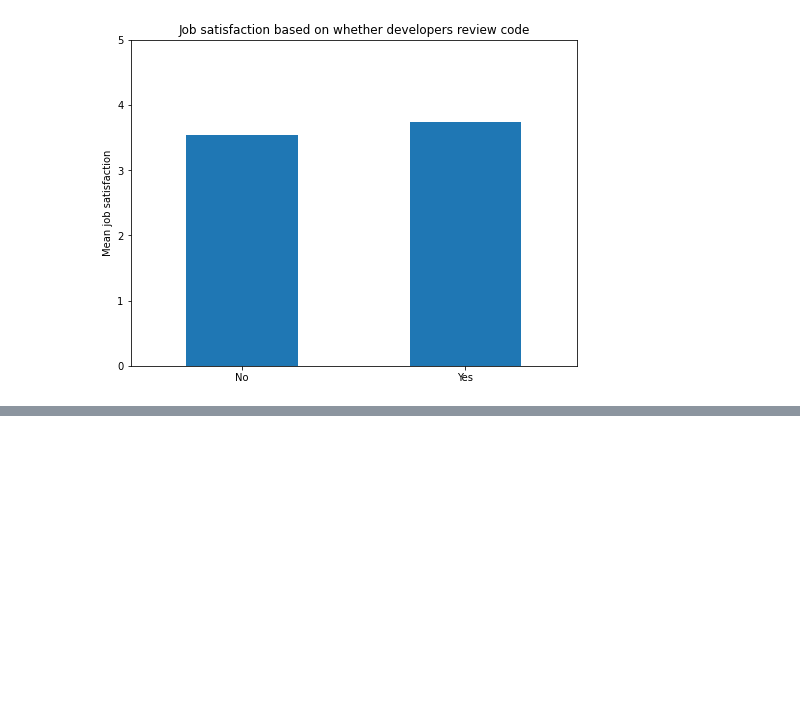
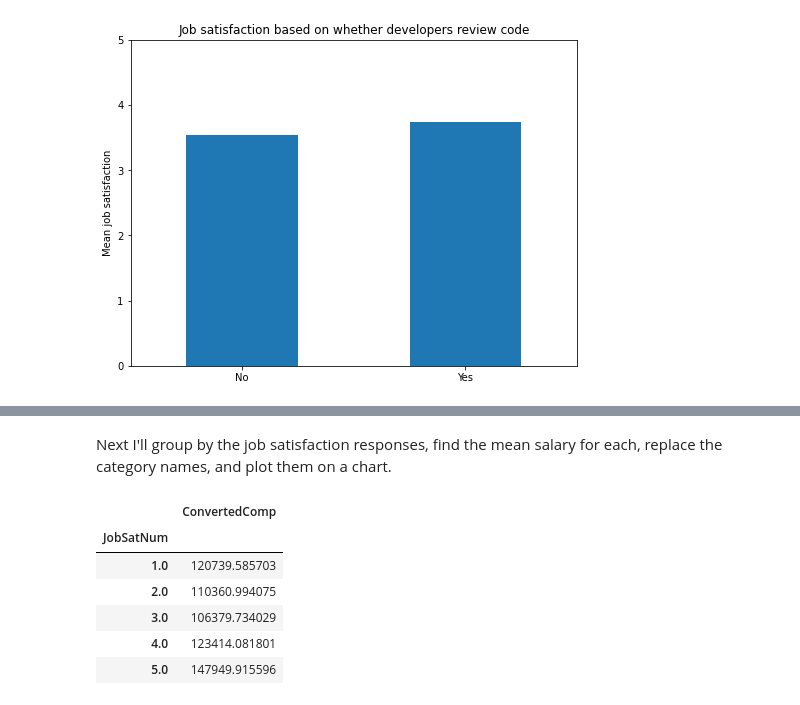
Before and after one commit to jamsidedown/data_science_blog_post_udacity, a Jupyter notebook: development_job_satisfaction.ipynb, the cells around one changed output, grey strips where cells are left out. Saved outputs shown, nothing was run; the diff lists cells and outputs as text; code cells hidden in the pictures; blank space fills up the shorter version.

```diff
--- a/development_job_satisfaction.ipynb
+++ b/development_job_satisfaction.ipynb
@@ -219,0 +239,13 @@ Text(0, 0.5, 'Mean job satisfaction')
+# %% [markdown]
+Next I'll group by the job satisfaction responses, find the mean salary for each, replace the category names, and plot them on a chart.
+# %%
+salary_means = salary_df.groupby('JobSatNum').mean()
+salary_means.head()
+# %% [output]
+|  | ConvertedComp |
+| JobSatNum |  |
+| 1.0 | 120739.585703 |
+| 2.0 | 110360.994075 |
+| 3.0 | 106379.734029 |
+| 4.0 | 123414.081801 |
+| 5.0 | 147949.915596 |
```
Also changed, not shown: parts of 10 cells of this notebook, 1 other file.
